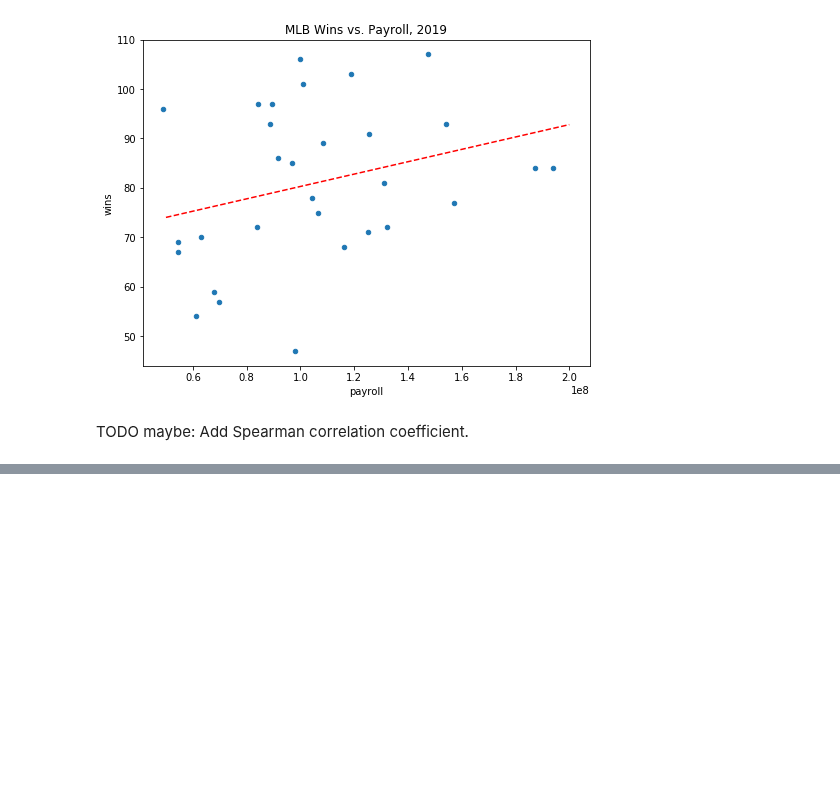
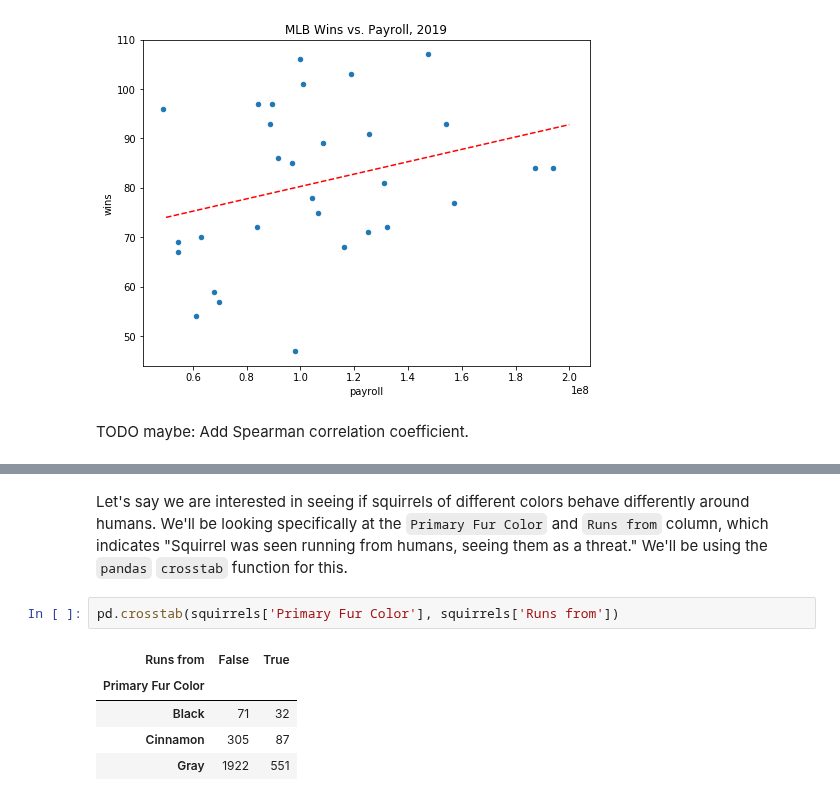
Before and after one commit to NSS-Data-Instructional-Stuff/stats-for-data-science, a Jupyter notebook: notebooks/Exploratory_Data_Analysis-Part_2_Two_Variable.ipynb, the cells around one changed output, grey strips where cells are left out. Drawn from its saved outputs; the diff is of its cells as text; blank space fills up the shorter version.

```diff
--- a/notebooks/Exploratory_Data_Analysis-Part_2_Two_Variable.ipynb
+++ b/notebooks/Exploratory_Data_Analysis-Part_2_Two_Variable.ipynb
@@ -148,0 +168,10 @@ TODO maybe: Add Spearman correlation coefficient.
+# %% [markdown]
+Let's say we are interested in seeing if squirrels of different colors behave differently around humans. We'll be looking specifically at the `Primary Fur Color` and `Runs from` column, which indicates "Squirrel was seen running from humans, seeing them as a threat." We'll be using the `pandas` `crosstab` function for this.
+# %%
+pd.crosstab(squirrels['Primary Fur Color'], squirrels['Runs from'])
+# %% [output]
+| Runs from | False | True |
+| Primary Fur Color |  |  |
+| Black | 71 | 32 |
+| Cinnamon | 305 | 87 |
+| Gray | 1922 | 551 |
```
Also changed, not shown: parts of 9 cells of this notebook, 6 other files.
